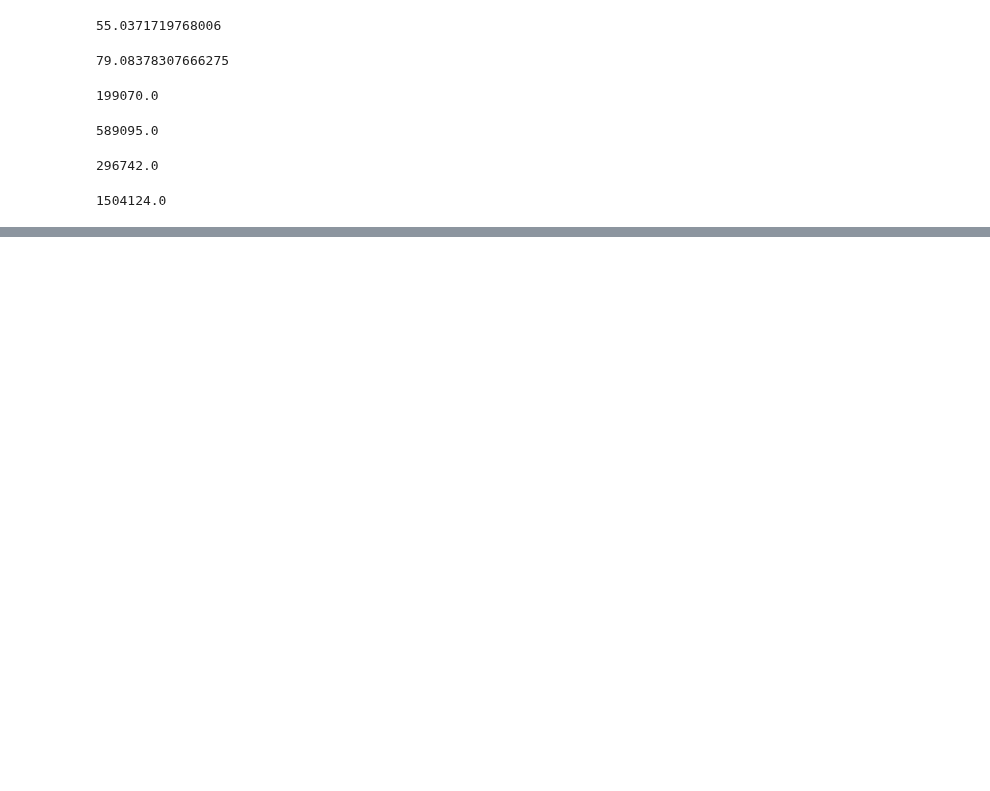
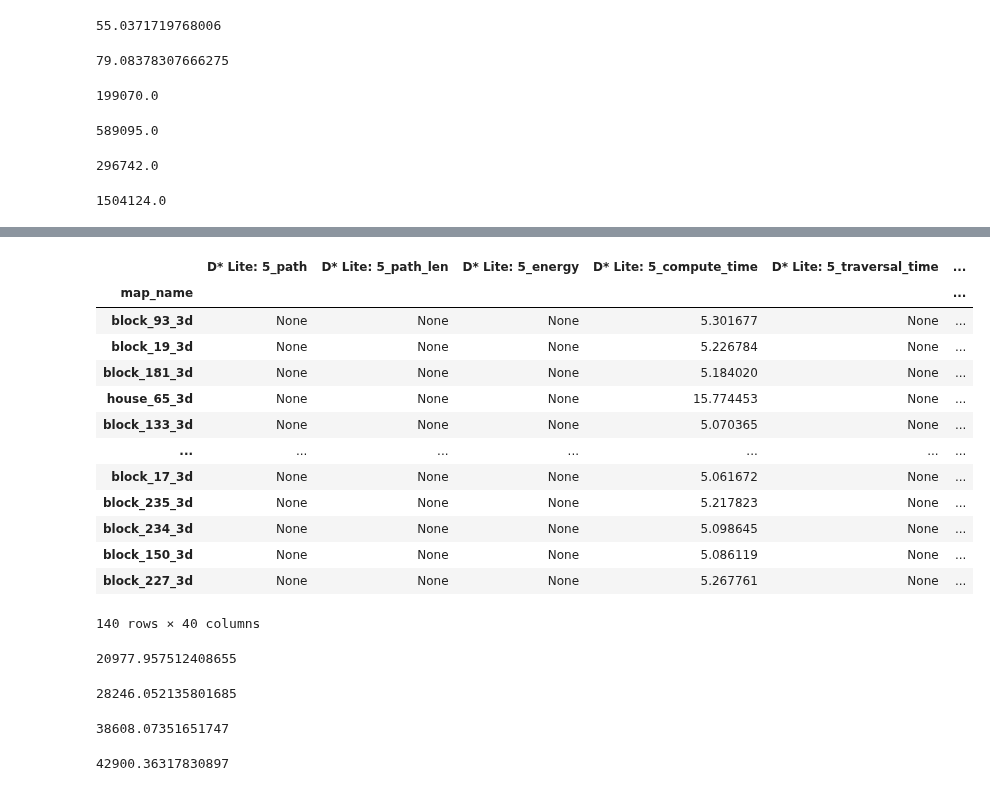
Before and after one commit to cameronstackhouse/PathPlanning, a Jupyter notebook: src/Evaluation/3D-results/analysis.ipynb, the cells around one changed output, grey strips where cells are left out. Drawn from its saved outputs; the diff is of its cells as text; code cells hidden in the pictures; blank space fills up the shorter version.

```diff
--- a/src/Evaluation/3D-results/analysis.ipynb
+++ b/src/Evaluation/3D-results/analysis.ipynb
@@ -376,0 +390,22 @@ filtered_search_based_five["D* Lite: 5_memory_used"].median()
+# %%
+df_list = []
+
+for entry in five_seconds:
+    algorithm_name = entry["Algorithm"]
+    print(algorithm_name)
+    map_names = entry["Map Names"]
+    results = entry["Results"]
+
+    df = pd.DataFrame(results)
+
+    df["map_name"] = map_names
+
+    df.set_index("map_name", inplace=True)
+
+    df.columns = [f"{algorithm_name}_{col}" for col in df.columns]
+
+    df_list.append(df)
+
+final_df = pd.concat(df_list, axis=1)
+
+final_df
@@ -376,0 +432,19 @@ filtered_search_based_five["D* Lite: 5_memory_used"].median()
+# %%
+filtered_srrt = final_df.dropna(subset=["RRT-Edge: 5_path", "SRRT-Edge: 5_path", "Adaptive A*: 5_path"])
+
+filtered_srrt
+# %% [output]
+|  | D* Lite: 5_path | D* Lite: 5_path_len | D* Lite: 5_energy | D* Lite: 5_compute_time | D* Lite: 5_traversal_time | ... |
+| map_name |  |  |  |  |  | ... |
+| block_93_3d | None | None | None | 5.301677 | None | ... |
+| block_19_3d | None | None | None | 5.226784 | None | ... |
+| block_181_3d | None | None | None | 5.184020 | None | ... |
+| house_65_3d | None | None | None | 15.774453 | None | ... |
+| block_133_3d | None | None | None | 5.070365 | None | ... |
+| ... | ... | ... | ... | ... | ... | ... |
+| block_17_3d | None | None | None | 5.061672 | None | ... |
+| block_235_3d | None | None | None | 5.217823 | None | ... |
+| block_234_3d | None | None | None | 5.098645 | None | ... |
+| block_150_3d | None | None | None | 5.086119 | None | ... |
+| block_227_3d | None | None | None | 5.267761 | None | ... |
+140 rows × 40 columns
@@ -376,0 +455,16 @@ filtered_search_based_five["D* Lite: 5_memory_used"].median()
+# %%
+srrt_path_energy.median()
+# %% [output]
+20977.957512408655
+# %%
+srrt_path_energy.mean()
+# %% [output]
+28246.052135801685
+# %%
+rrt_edge_paths_energy.median()
+# %% [output]
+38608.07351651747
+# %%
+rrt_edge_paths_energy.mean()
+# %% [output]
+42900.36317830897
```
Also changed, not shown: parts of 7 cells of this notebook, 10 other files.
